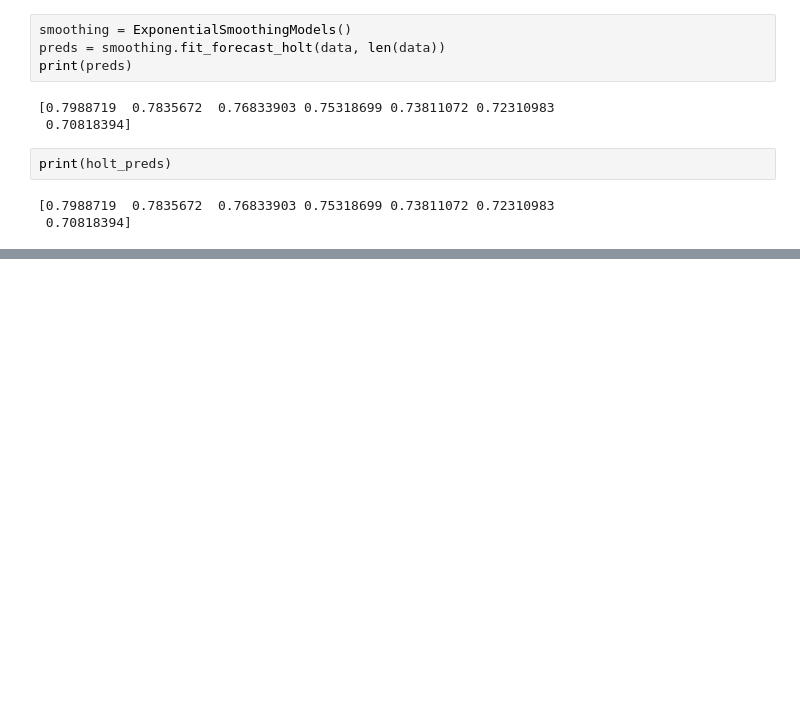
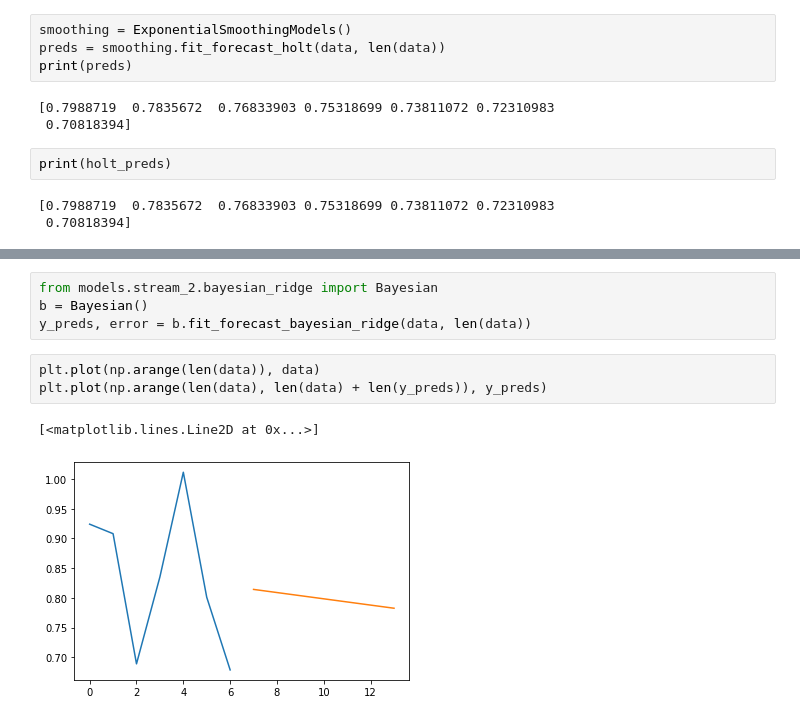
Before and after one commit to ferguswatson39/london_sport2, a Jupyter notebook: notebooks/stream_2/coef_trend_plot.ipynb, the cells around one changed output, grey strips where cells are left out. Drawn from its saved outputs; the diff is of its cells as text; blank space fills up the shorter version.

```diff
--- a/notebooks/stream_2/coef_trend_plot.ipynb
+++ b/notebooks/stream_2/coef_trend_plot.ipynb
@@ -138,0 +177,10 @@ print(holt_preds)
+# %%
+from models.stream_2.bayesian_ridge import Bayesian
+b = Bayesian()
+y_preds, error = b.fit_forecast_bayesian_ridge(data, len(data))
+# %%
+plt.plot(np.arange(len(data)), data)
+plt.plot(np.arange(len(data), len(data) + len(y_preds)), y_preds)
+# %% [output]
+[<matplotlib.lines.Line2D at 0x...>]
+[figure, added]
```
Also changed, not shown: parts of 2 cells of this notebook, 1 other file.
